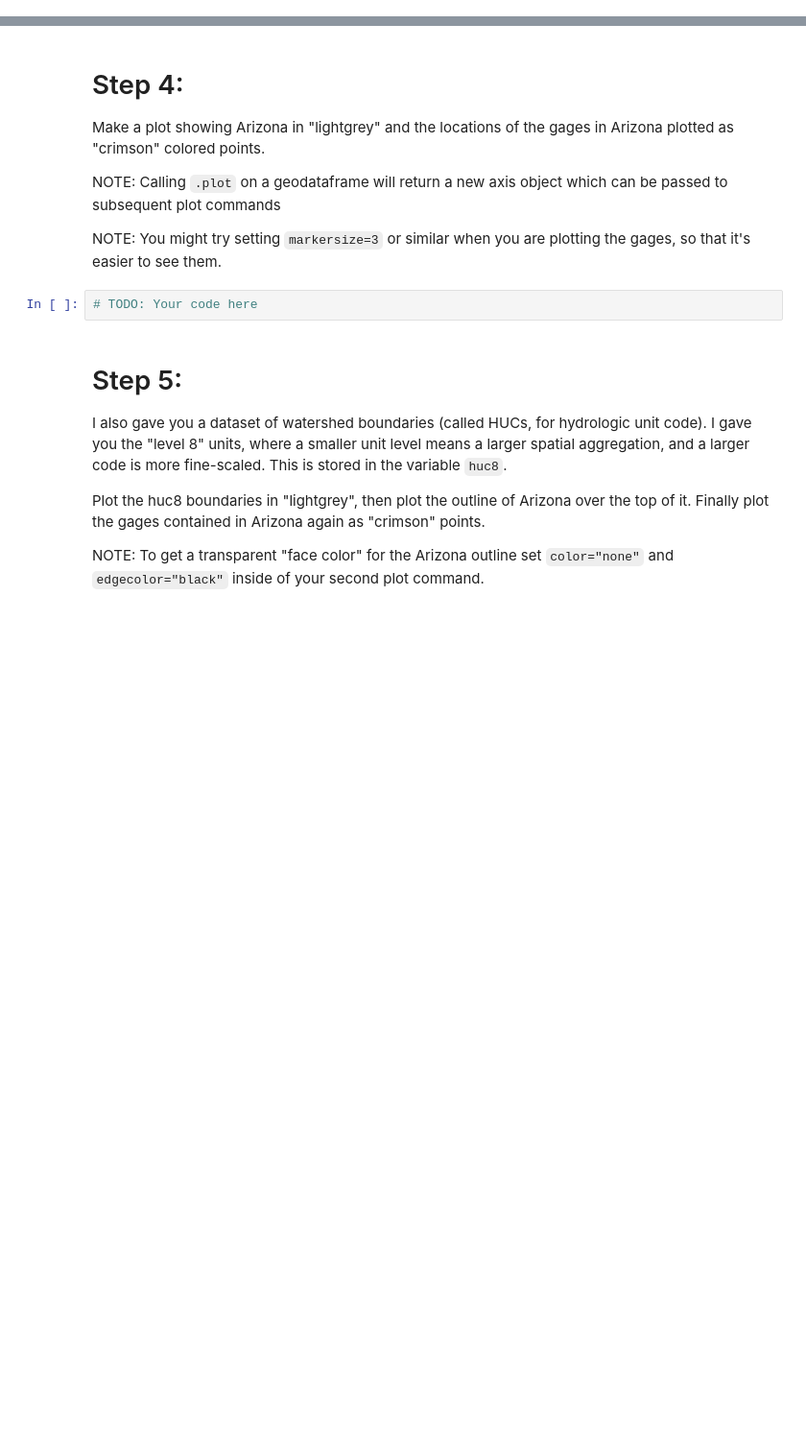
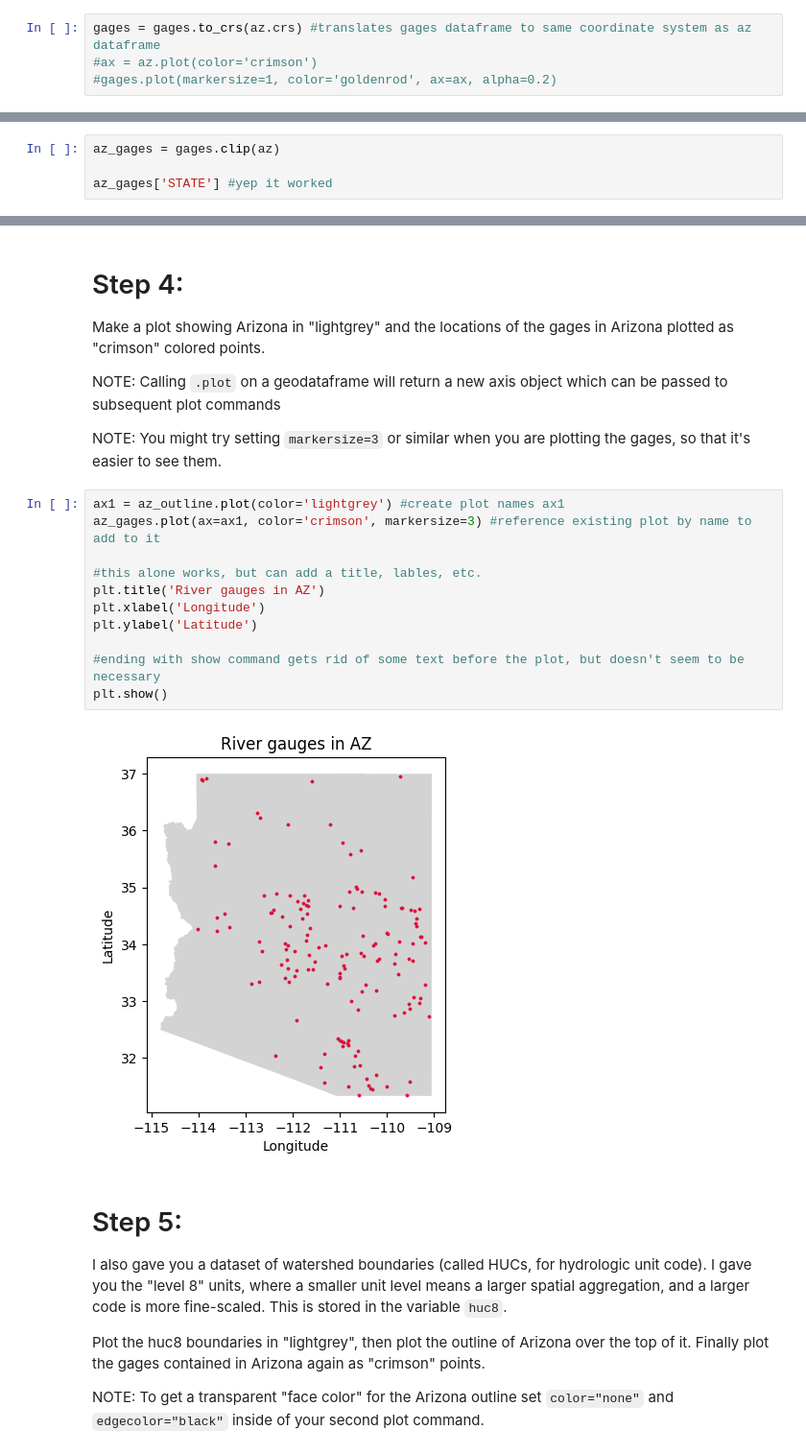
Before and after one commit to HAS-Tools-Fall25/homework_marcy, a Jupyter notebook: homework_submissions/hw5_geopandas_exercises.ipynb, the cells around one changed output, grey strips where cells are left out. Shown: that part at 96% size. Saved outputs shown, nothing was run; the diff lists cells and outputs as text; blank space fills up the shorter version.

```diff
--- a/homework_submissions/hw5_geopandas_exercises.ipynb
+++ b/homework_submissions/hw5_geopandas_exercises.ipynb
@@ -30,3 +26,7 @@ Put the `gages` geodataframe onto the same CRS as the `az` geodataframe
+# %%
+gages = gages.to_crs(az.crs) #translates gages dataframe to same coordinate system as az dataframe
+#ax = az.plot(color='crimson')
+#gages.plot(markersize=1, color='goldenrod', ax=ax, alpha=0.2)
 # %% [markdown]
 # Step 2:
 The various polygons in the Arizona shapefile
@@ -49,0 +65,4 @@ az_gages = None
+# %%
+az_gages = gages.clip(az)
+
+az_gages['STATE'] #yep it worked
@@ -60,8 +92,19 @@ NOTE: Calling `.plot` on a geodataframe will return
 NOTE: You might try setting `markersize=3` or similar
       when you are plotting the gages, so that it's
       easier to see them.
-# %%
-# TODO: Your code here
+# %%
+ax1 = az_outline.plot(color='lightgrey') #create plot names ax1
+az_gages.plot(ax=ax1, color='crimson', markersize=3) #reference existing plot by name to add to it
+
+#this alone works, but can add a title, lables, etc.
+plt.title('River gauges in AZ')
+plt.xlabel('Longitude')
+plt.ylabel('Latitude')
+
+#ending with show command gets rid of some text before the plot, but doesn't seem to be necessary
+plt.show()
+# %% [output]
+[figure, added]
 # %% [markdown]
 # Step 5:
 I also gave you a dataset of watershed
```
Also changed, not shown: parts of 11 cells of this notebook, 4 other files.
